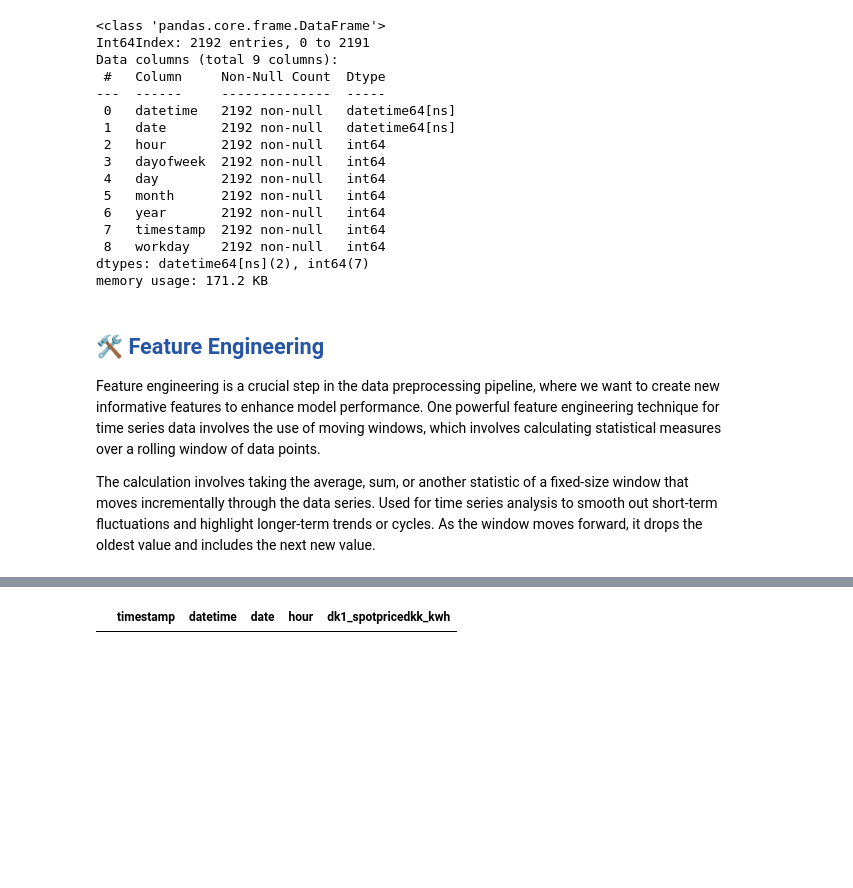
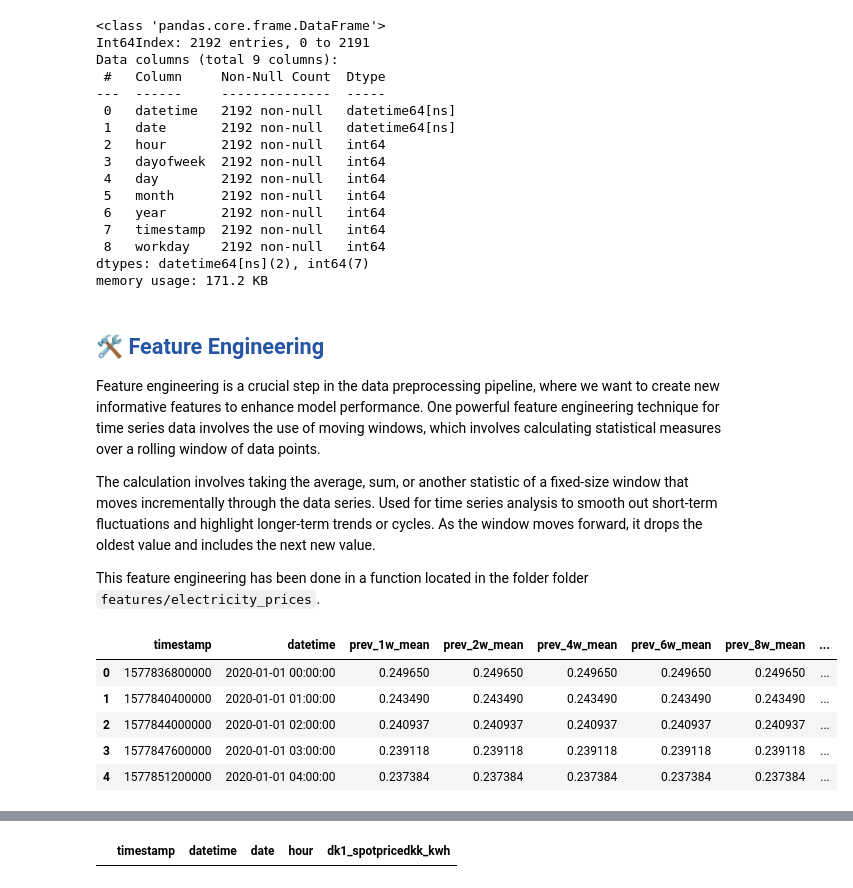
Before and after one commit to Benj3037/bds_m7_second-semester-project, a Jupyter notebook: pipeline/1_feature_backfill.ipynb, the cells around one changed output, grey strips where cells are left out. Saved outputs shown, nothing was run; the diff lists cells and outputs as text; code cells hidden in the pictures; blank space fills up the shorter version.

```diff
--- a/pipeline/1_feature_backfill.ipynb
+++ b/pipeline/1_feature_backfill.ipynb
@@ -270,3 +270,21 @@ memory usage: 171.2 KB
 Feature engineering is a crucial step in the data preprocessing pipeline, where we want to create new informative features to enhance model performance. One powerful feature engineering technique for time series data involves the use of moving windows, which involves calculating statistical measures over a rolling window of data points.
 
 The calculation involves taking the average, sum, or another statistic of a fixed-size window that moves incrementally through the data series. Used for time series analysis to smooth out short-term fluctuations and highlight longer-term trends or cycles. As the window moves forward, it drops the oldest value and includes the next new value.
+
+This feature engineering has been done in a function located in the folder folder `features/electricity_prices`.
+# %%
+electricity_price_window_df = electricity_prices.electricity_prices_window(
+    historical=True,
+    area=["DK1"],
+    start='2020-01-01'
+)
+# %%
+# Display the first 5 rows of the dataframe
+electricity_price_window_df.head(5)
+# %% [output]
+|  | timestamp | datetime | prev_1w_mean | prev_2w_mean | prev_4w_mean | prev_6w_mean | prev_8w_mean | ... |
+| 0 | 1577836800000 | 2020-01-01 00:00:00 | 0.249650 | 0.249650 | 0.249650 | 0.249650 | 0.249650 | ... |
+| 1 | 1577840400000 | 2020-01-01 01:00:00 | 0.243490 | 0.243490 | 0.243490 | 0.243490 | 0.243490 | ... |
+| 2 | 1577844000000 | 2020-01-01 02:00:00 | 0.240937 | 0.240937 | 0.240937 | 0.240937 | 0.240937 | ... |
+| 3 | 1577847600000 | 2020-01-01 03:00:00 | 0.239118 | 0.239118 | 0.239118 | 0.239118 | 0.239118 | ... |
+| 4 | 1577851200000 | 2020-01-01 04:00:00 | 0.237384 | 0.237384 | 0.237384 | 0.237384 | 0.237384 | ... |
```
Also changed, not shown: parts of 39 cells of this notebook, 2 other files.
